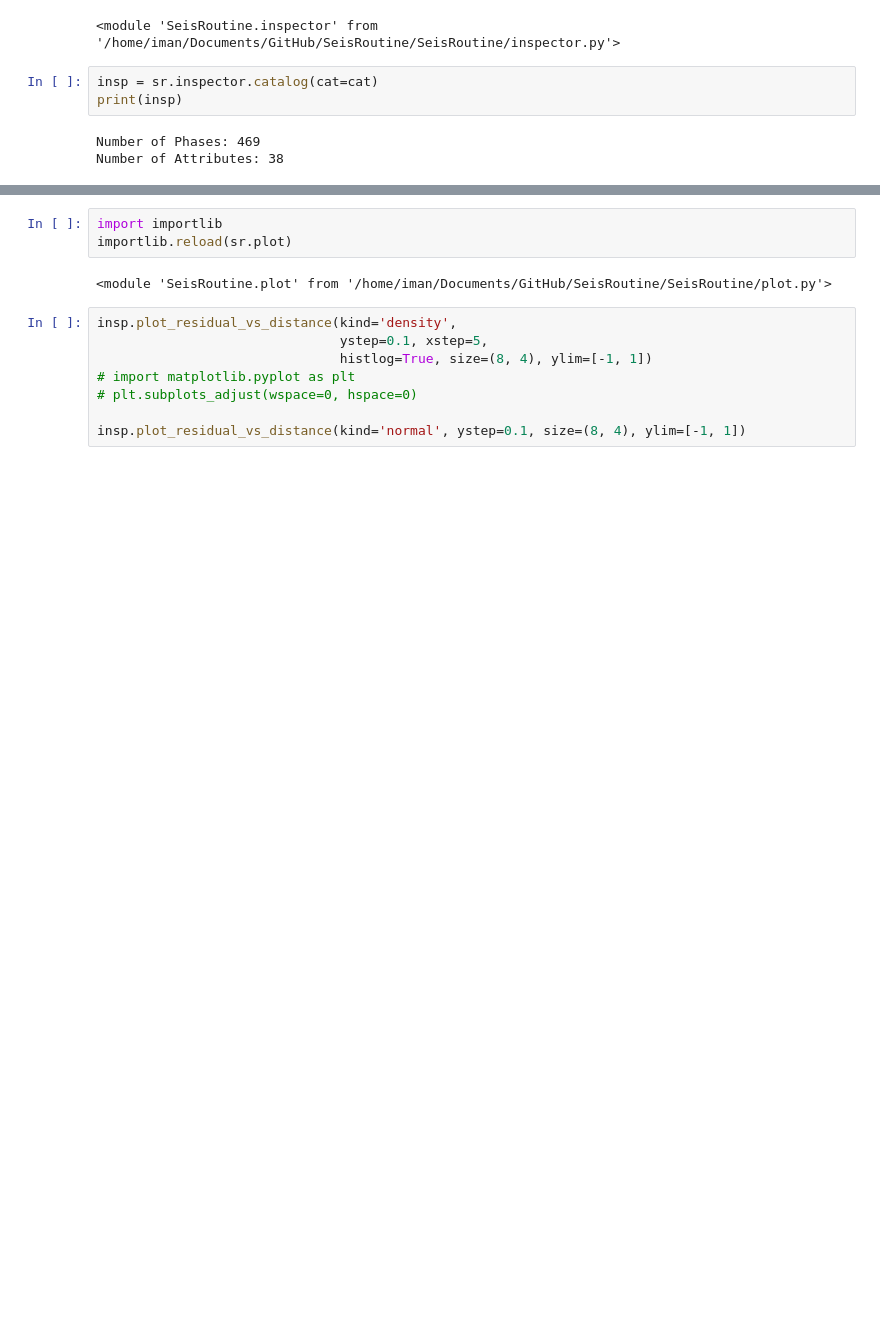
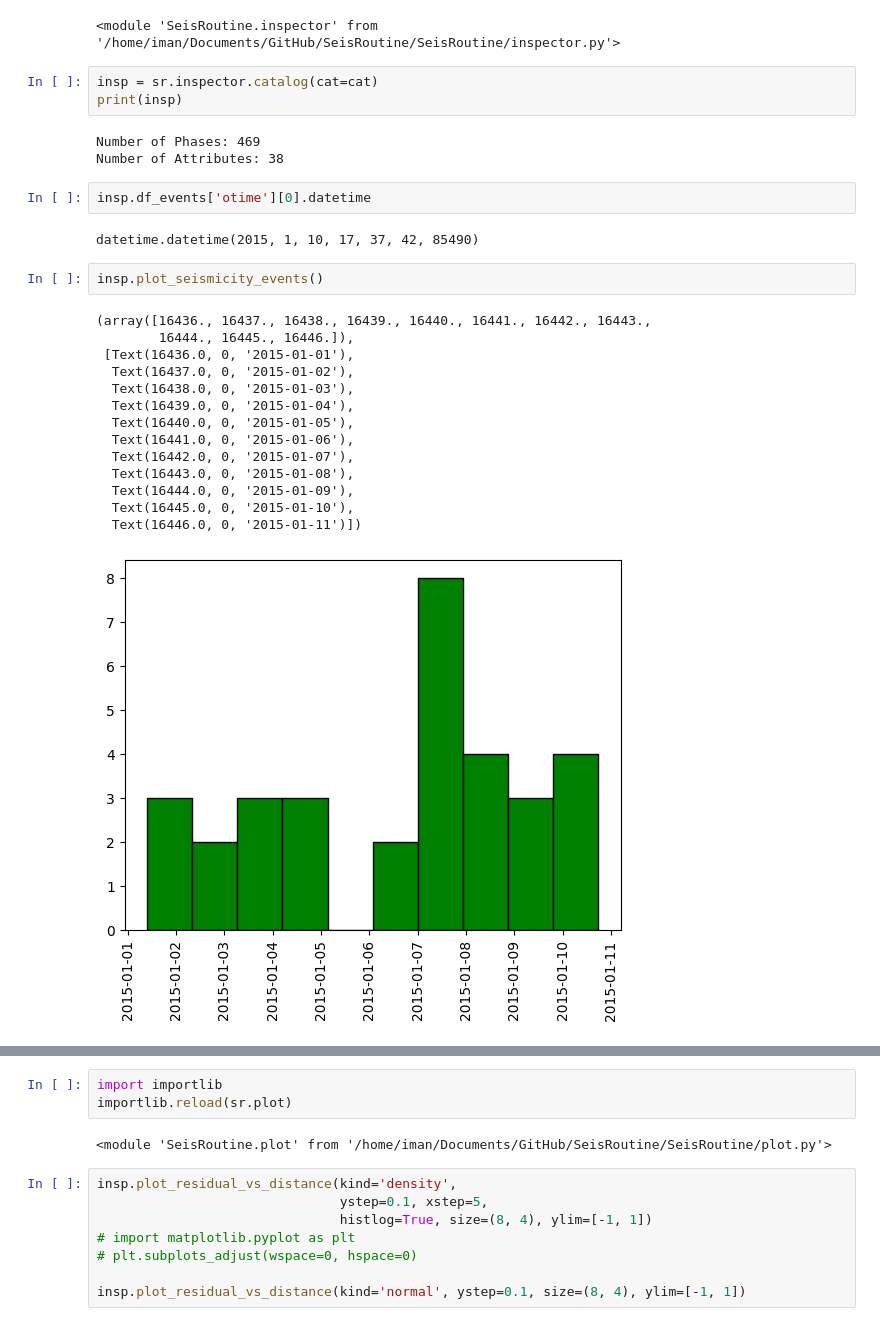
Before and after one commit to ikahbasi/SeisRoutine, a Jupyter notebook: Catalog-example.ipynb, the cells around one changed output, grey strips where cells are left out. Drawn from its saved outputs; the diff is of its cells as text; blank space fills up the shorter version.

```diff
--- a/Catalog-example.ipynb
+++ b/Catalog-example.ipynb
@@ -21,5 +21,26 @@ print(insp)
 # %% [output]
 Number of Phases: 469
 Number of Attributes: 38
+# %%
+insp.df_events['otime'][0].datetime
+# %% [output]
+datetime.datetime(2015, 1, 10, 17, 37, 42, 85490)
+# %%
+insp.plot_seismicity_events()
+# %% [output]
+(array([16436., 16437., 16438., 16439., 16440., 16441., 16442., 16443.,
+        16444., 16445., 16446.]),
+ [Text(16436.0, 0, '2015-01-01'),
+  Text(16437.0, 0, '2015-01-02'),
+  Text(16438.0, 0, '2015-01-03'),
+  Text(16439.0, 0, '2015-01-04'),
+  Text(16440.0, 0, '2015-01-05'),
+  Text(16441.0, 0, '2015-01-06'),
+  Text(16442.0, 0, '2015-01-07'),
+  Text(16443.0, 0, '2015-01-08'),
+  Text(16444.0, 0, '2015-01-09'),
+  Text(16445.0, 0, '2015-01-10'),
+  Text(16446.0, 0, '2015-01-11')])
+[figure, added]
 # %%
 insp.plot_seismicity_phases()
```
Also changed, not shown: parts of 1 cell of this notebook.
